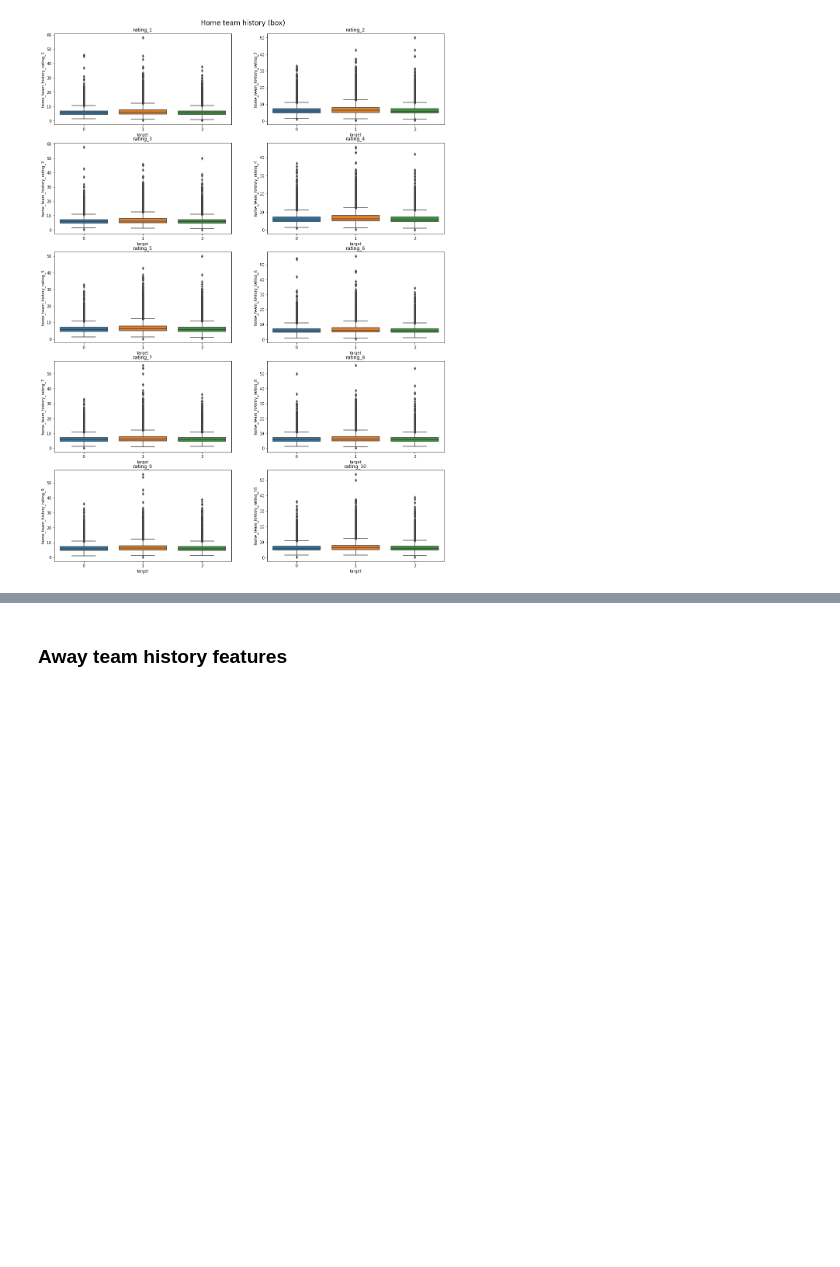
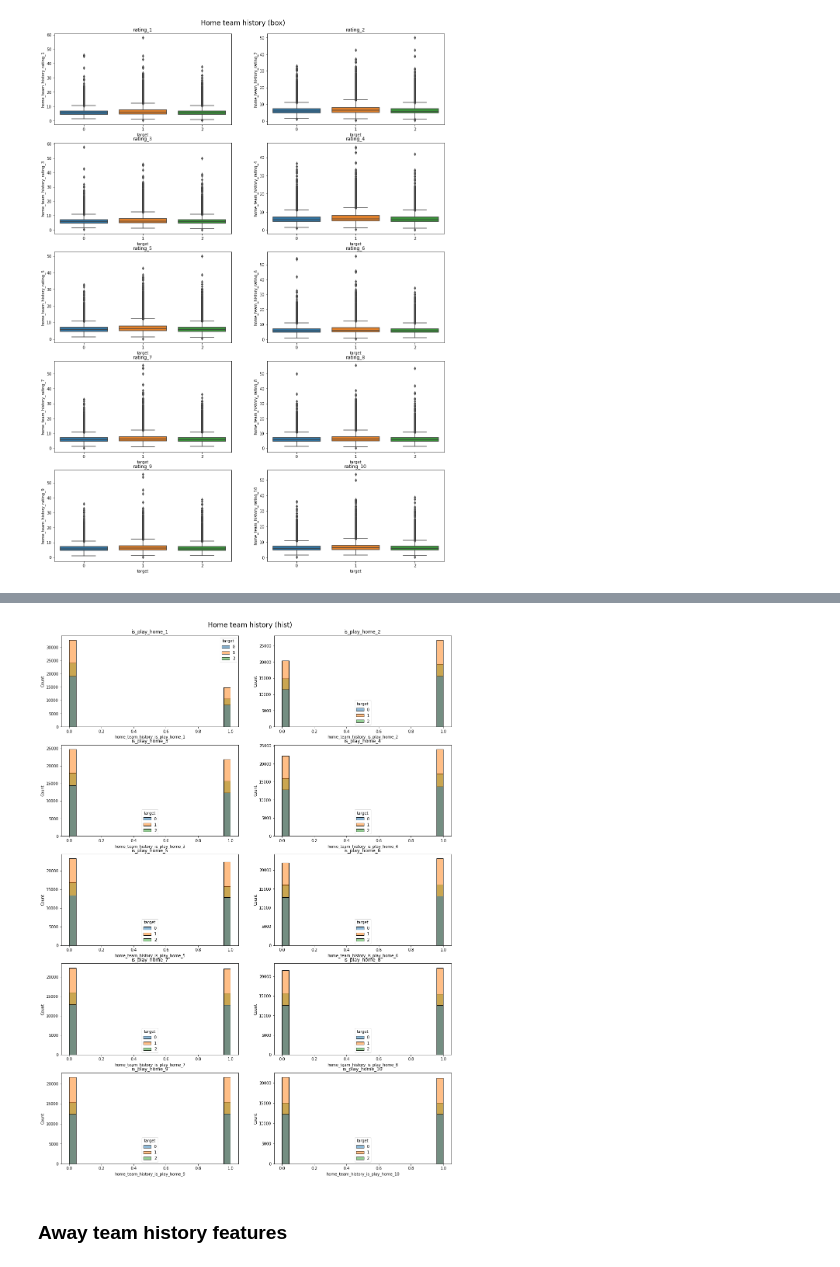
Before and after one commit to ivanshin/-KAGGLE-Football-Match-Probability-Prediction, a Jupyter notebook: vis_analyze.ipynb, the cells around one changed output, grey strips where cells are left out. Saved outputs shown, nothing was run; the diff lists cells and outputs as text; code cells hidden in the pictures; blank space fills up the shorter version.

```diff
--- a/vis_analyze.ipynb
+++ b/vis_analyze.ipynb
@@ -141,7 +110,7 @@ fig.suptitle("Home team history (box)", size= "xx-large", y = 0.9)
 
 cnt = 0
 for i in range(0,10):
-    sns.boxplot(data = train_set, y= train_set[f'home_team_history_rating_{i+1}'], x= train_set['target'],
+    sns.boxplot(data = data, y= data[f'home_team_history_rating_{i+1}'], x= data['target'],
              palette= "tab10", ax= axs[cnt % 5][i % 2]).set_title(f'rating_{i+1}')
 
     if((i+1) % 2 == 0):
@@ -153,16 +122,16 @@ for i in range(0,10):
 
 arr_home_team_r_median = []
 for i in range(1,11):
-    arr_home_team_r_median.append(train_set[f'home_team_history_rating_{i}'].median())
+    arr_home_team_r_median.append(data[f'home_team_history_rating_{i}'].median())
 # %%
 # Fill all HTR{i} with median
 
 for i in range(1,11):
-    train_set[f'home_team_history_rating_{i}'] = train_set[f'home_team_history_rating_{i}'].fillna(arr_home_team_r_median[i-1])
+    data[f'home_team_history_rating_{i}'] = data[f'home_team_history_rating_{i}'].fillna(arr_home_team_r_median[i-1])
 
 
 for i in range(1,11):
-    print(f'home_team_history_rating_{i} N_isna = ' + (str(train_set[f'home_team_history_rating_{i}'].isna().sum())))
+    print(f'home_team_history_rating_{i} N_isna = ' + (str(data[f'home_team_history_rating_{i}'].isna().sum())))
 # %% [output]
 home_team_history_rating_1 N_isna = 0
 home_team_history_rating_2 N_isna = 0
@@ -181,0 +148,3 @@ See the caveats in the documentation: https://pandas.pydata.org/pandas-docs/stab
+# %%
+for i in range(1,11):
+    print(f"home_team_history_is_play_home_{i} NA = " + str(data[f'home_team_history_is_play_home_{i}'].isna().sum()))
@@ -182,3 +162,17 @@ See the caveats in the documentation: https://pandas.pydata.org/pandas-docs/stab
+# %%
+fig, axs = plt.subplots(5, 2, figsize= (18,25))
+
+fig.suptitle("Home team history (hist)", size= "xx-large", y = 0.9)
+
+cnt = 0
+for i in range(0,10):
+    sns.histplot(data = data, x= data[f'home_team_history_is_play_home_{i+1}'], hue= data['target'],
+                 palette= "tab10", ax= axs[cnt % 5][i % 2]).set_title(f'is_play_home_{i+1}')
+
+    if((i+1) % 2 == 0):
+        cnt+=1
+# %% [output]
+[figure, added]
 # %% [markdown]
 ### Away team history features
 # %%
```
Also changed, not shown: parts of 18 cells of this notebook, 1 other file.
